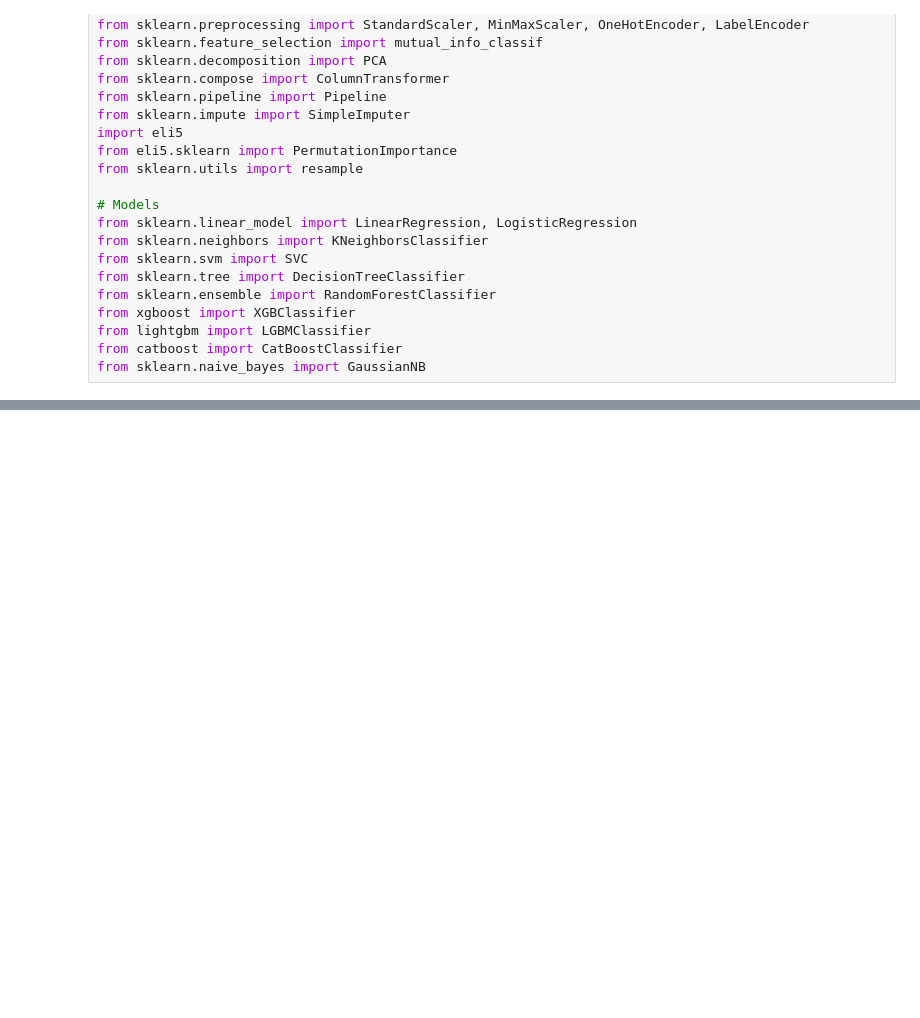
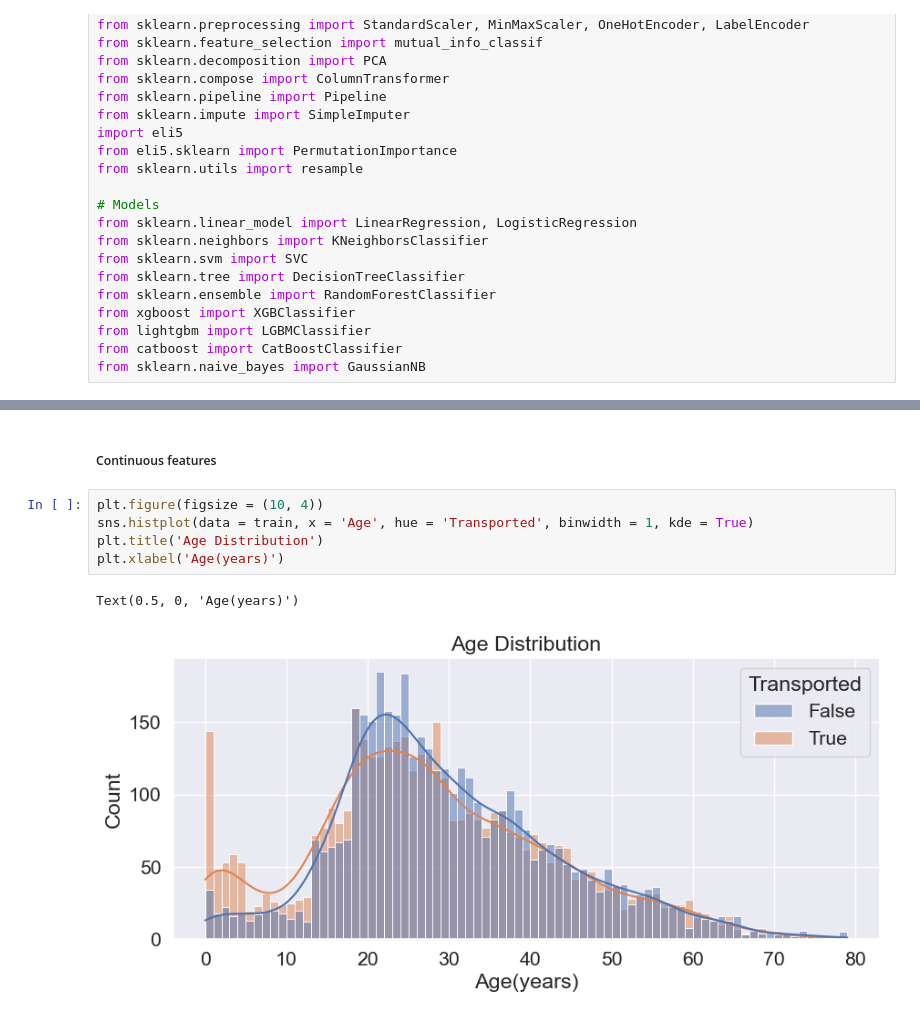
Before and after one commit to PdAlbedo/Spaceship_Titanic, a Jupyter notebook: Spaceship_Practice_Guide.ipynb, the cells around one changed output, grey strips where cells are left out. Cells and saved outputs as stored; diff of their text form; blank space fills up the shorter version.

```diff
--- a/Spaceship_Practice_Guide.ipynb
+++ b/Spaceship_Practice_Guide.ipynb
@@ -36,0 +142,10 @@ from sklearn.naive_bayes import GaussianNB
+# %% [markdown]
+##### Continuous features
+# %%
+plt.figure(figsize = (10, 4))
+sns.histplot(data = train, x = 'Age', hue = 'Transported', binwidth = 1, kde = True)
+plt.title('Age Distribution')
+plt.xlabel('Age(years)')
+# %% [output]
+Text(0.5, 0, 'Age(years)')
+[figure, added]
```
Also changed, not shown: parts of 41 cells of this notebook.
